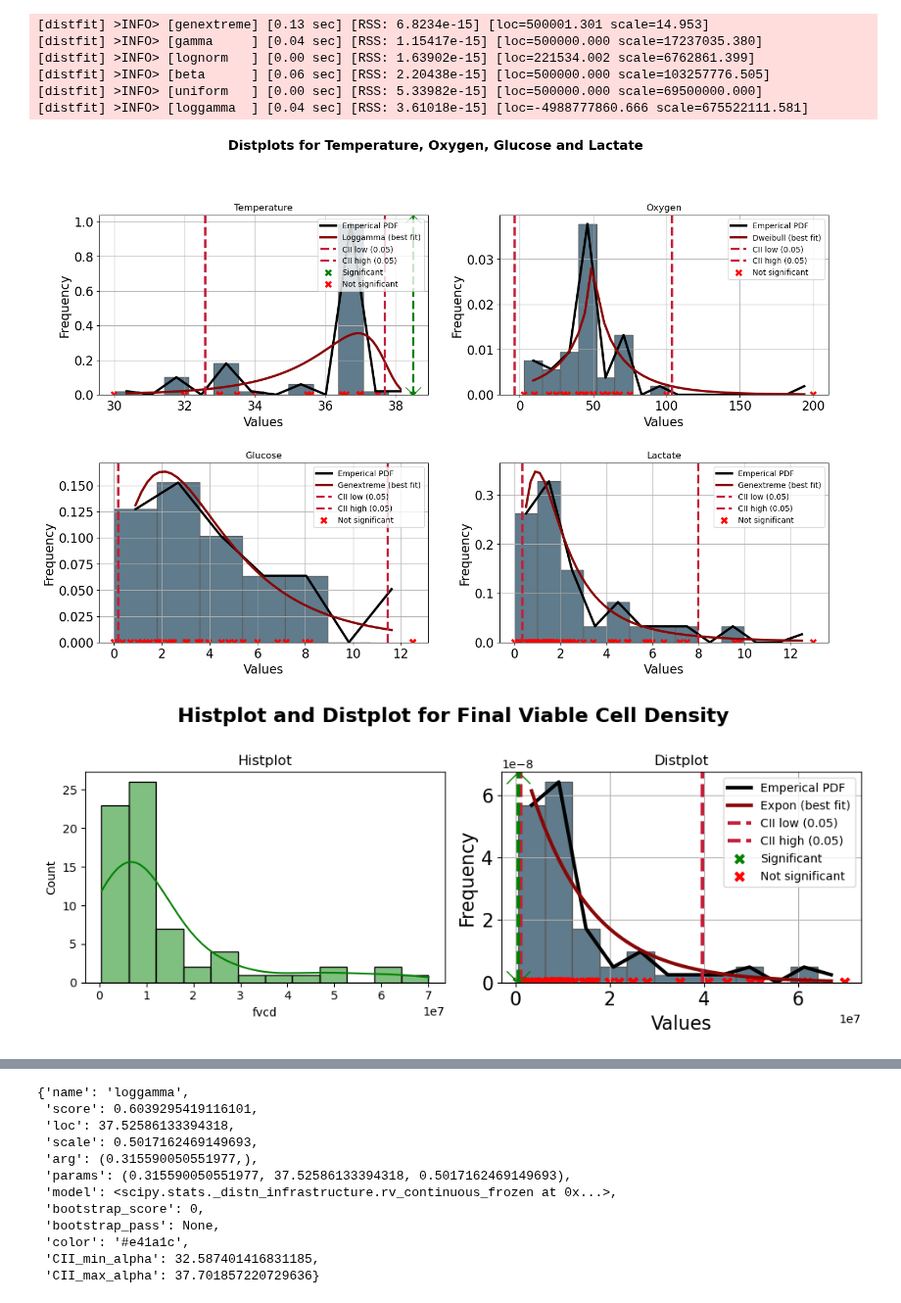
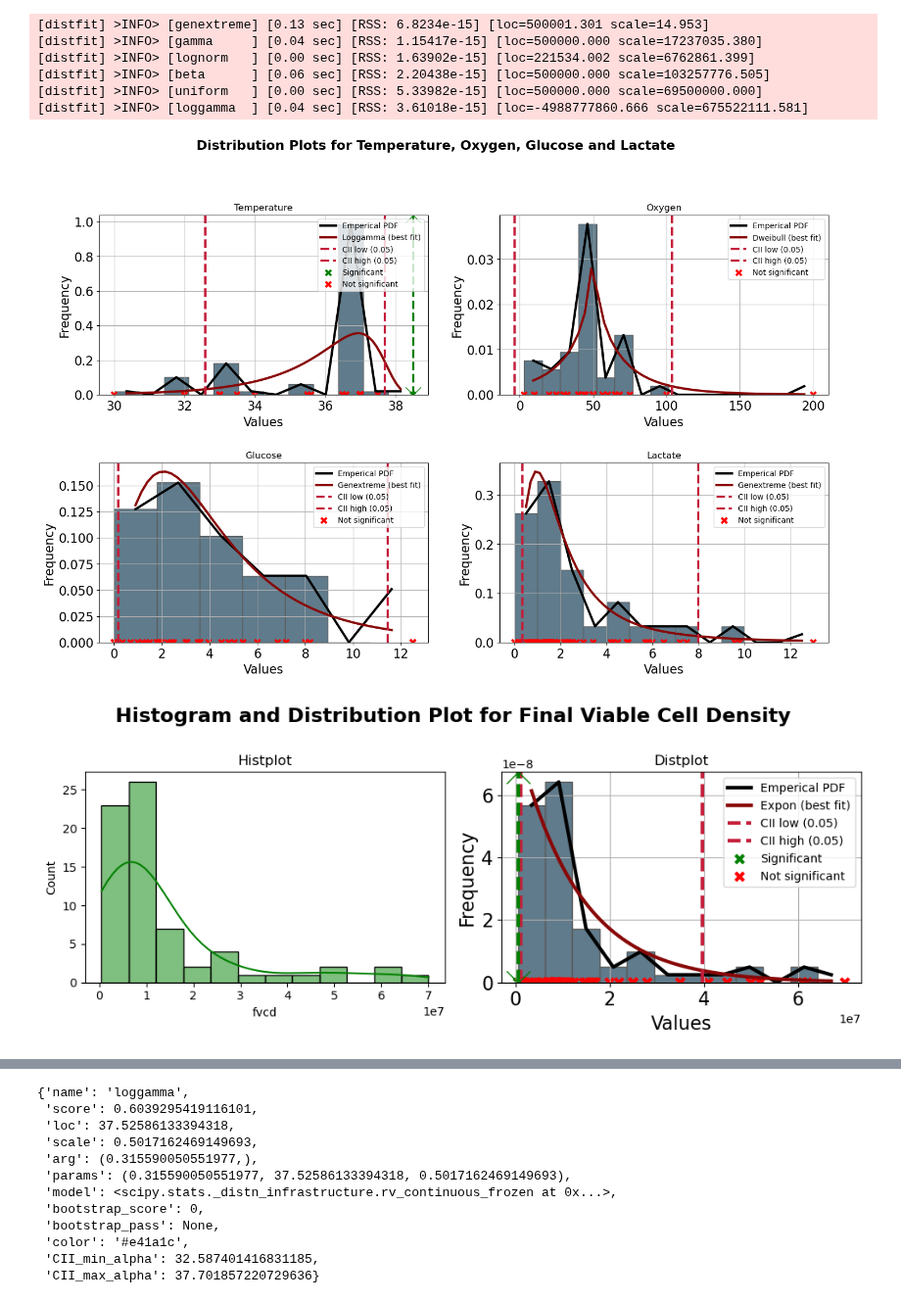
Before and after one commit to nurbujang/1progdaw23, a Jupyter notebook: project1.ipynb, the cells around one changed output, grey strips where cells are left out. Shown at 98% size. Drawn from its saved outputs; the diff is of its cells as text; code cells hidden in the pictures.

```diff
--- a/project1.ipynb
+++ b/project1.ipynb
@@ -366,7 +366,7 @@ fvcd
 
 fig, axs = plt.subplots(2, 2, figsize=[15, 10])
 
-fig.suptitle('Distplots for Temperature, Oxygen, Glucose and Lactate',
+fig.suptitle('Distribution Plots for Temperature, Oxygen, Glucose and Lactate',
              y=1.01, fontweight='bold', size=17)
 
 dists['temp']['fit'].plot(ax=axs[0,0])
@@ -385,31 +385,31 @@ fig.tight_layout(pad=3.0)
 
 plt.show();
 # %% [output]
-[figure, old version]
+[figure, new version]
 # %%
 # For the dependent variable fvcd:
 
 # create multiple subplots with 1 row and 2 columns
 fig, axs = plt.subplots(1, 2, figsize=[10, 4])
 
-fig.suptitle('Histplot and Distplot for Final Viable Cell Density',
+fig.suptitle('Histogram and Distribution Plot for Final Viable Cell Density',
              y=1.01, fontweight='bold', size=17)
 
 sns.histplot(df['fvcd'],
              kde=True, color='green', label='Data',
              ax=axs[0]
              )
 
 axs[0].set_title('Histplot')
 
 dists['fvcd']['fit'].plot(ax=axs[1])
 axs[1].set_title('Distplot')
 
 fig.tight_layout()
 
 plt.show();
 # %% [output]
-[figure, old version]
+[figure, new version]
 # %% [markdown]
 The probability distribution for all five columns are summarized in Table 2.
 
```
Also changed, not shown: parts of 54 cells of this notebook, 1 other file.
